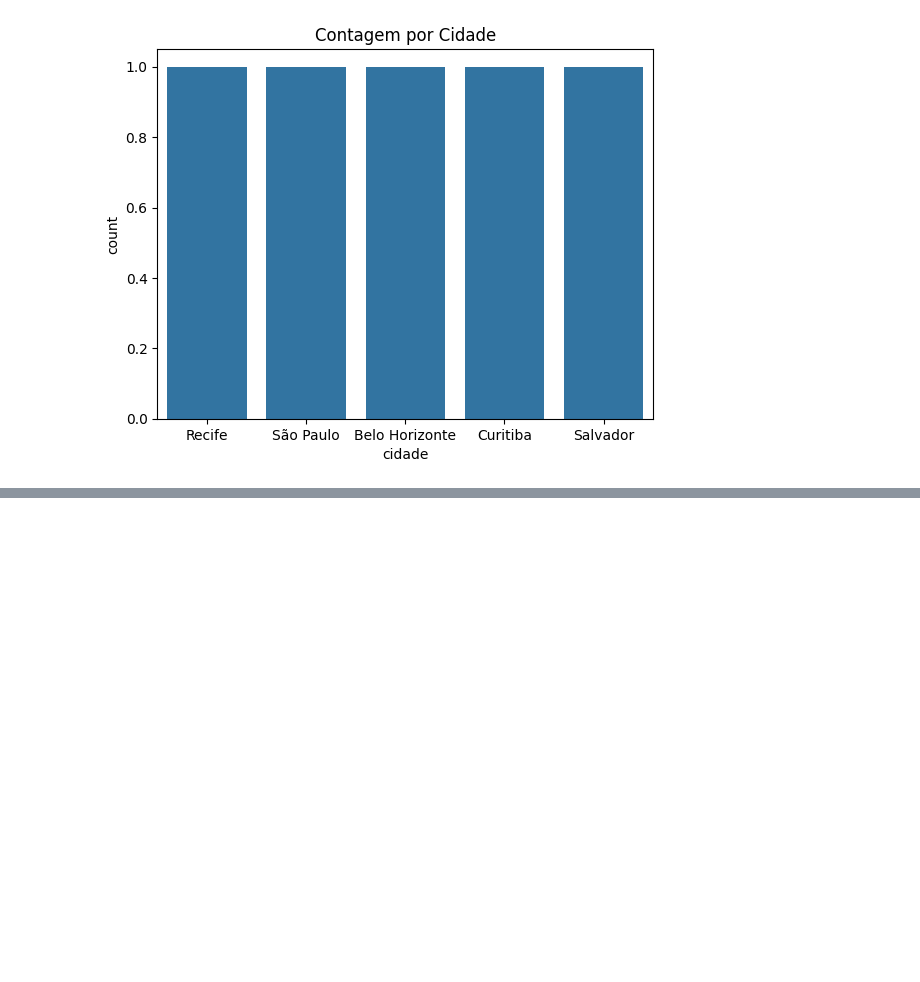
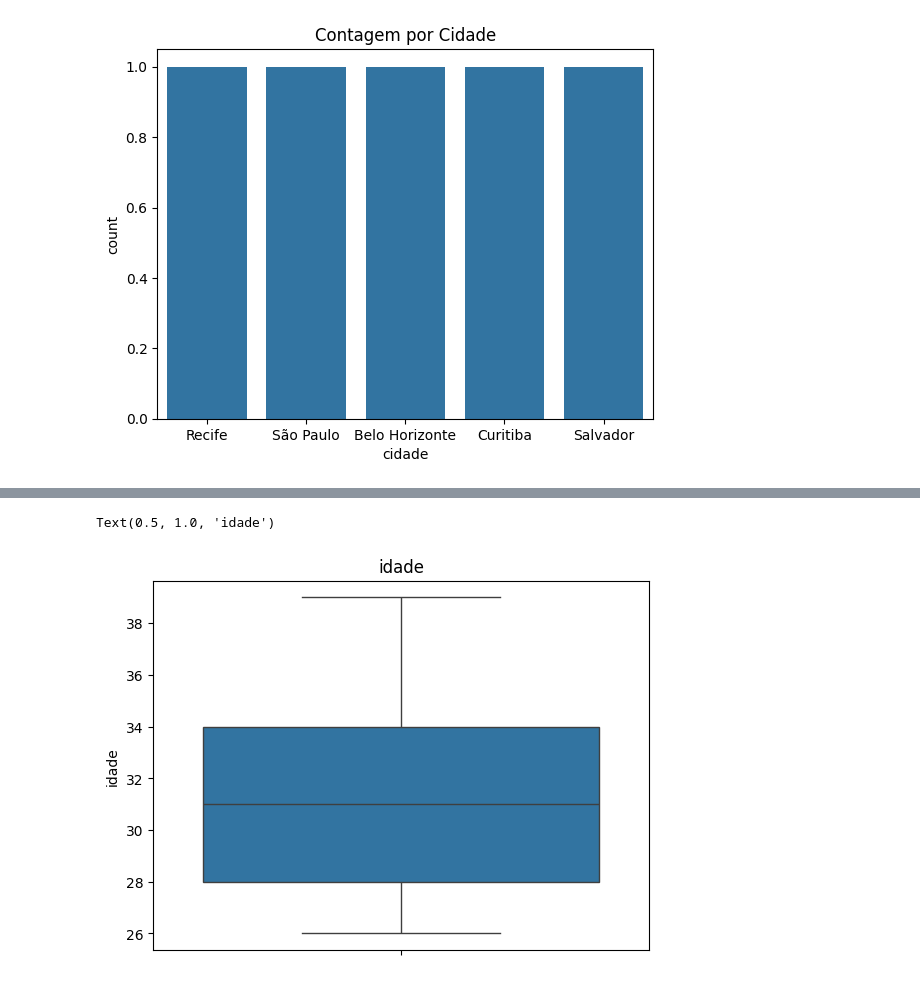
Before and after one commit to VitoriaN27/Python, a Jupyter notebook: limpezadedados.ipynb, the cells around one changed output, grey strips where cells are left out. Saved outputs shown, nothing was run; the diff lists cells and outputs as text; code cells hidden in the pictures; blank space fills up the shorter version.

```diff
--- a/limpezadedados.ipynb
+++ b/limpezadedados.ipynb
@@ -83,3 +94,6 @@ dataset['Idade'].describe()
 # %%
-srn.boxplot(dataset['Idade']).set_title('Idade')
+srn.boxplot(dataset['idade']).set_title('idade')
+# %% [output]
+Text(0.5, 1.0, 'idade')
+[figure, added]
 # %%
```
Also changed, not shown: parts of 13 cells of this notebook.
